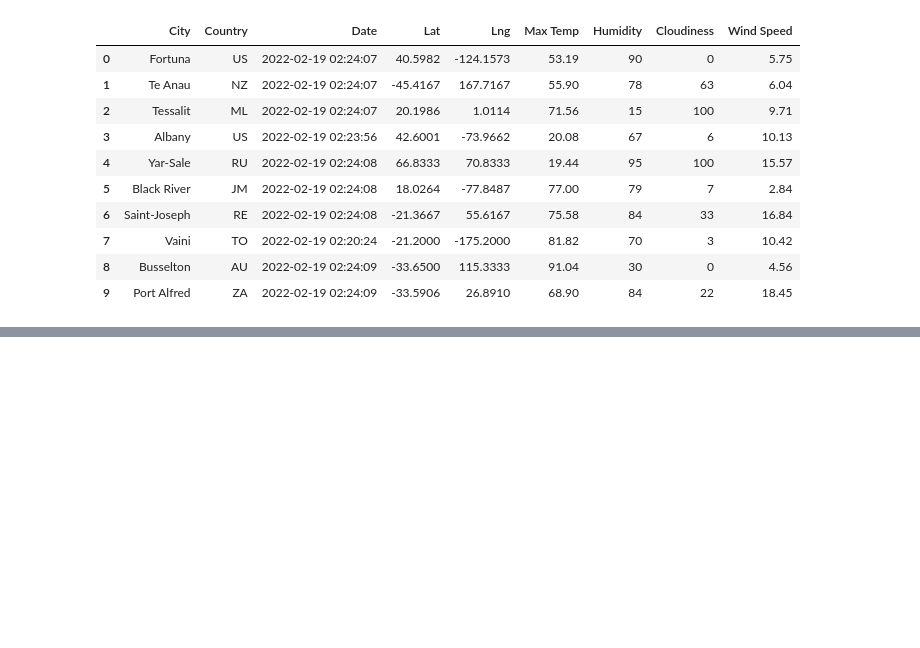
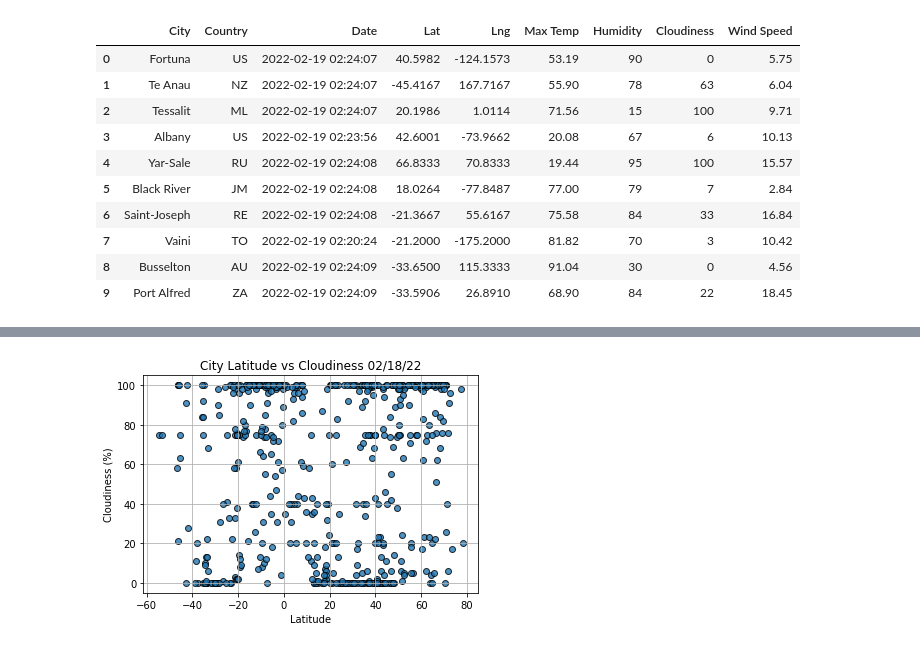
Before and after one commit to sbabilonia/World_Weather_Data, a Jupyter notebook: WeatherPy.ipynb, the cells around one changed output, grey strips where cells are left out. Saved outputs shown, nothing was run; the diff lists cells and outputs as text; code cells hidden in the pictures; blank space fills up the shorter version.

```diff
--- a/WeatherPy.ipynb
+++ b/WeatherPy.ipynb
@@ -225,0 +284,21 @@ city_data_df.to_csv(output_data_file, index_label='City_ID')
+# %%
+#Build the scatter plot for latitude vs max. cloudiness
+
+plt.scatter(
+    lats,
+    cloudiness,
+    edgecolor = 'k',
+    linewidths = 1,
+    marker = 'o',
+    alpha = .8,
+    label = 'Cities'
+)
+
+plt.title(f'City Latitude vs Cloudiness ' + time.strftime('%x'))
+plt.ylabel('Cloudiness (%)')
+plt.xlabel('Latitude')
+plt.grid()
+
+plt.savefig('weather_data/Fig3.png')
+# %% [output]
+[figure, added]
```
Also changed, not shown: parts of 4 cells of this notebook.
